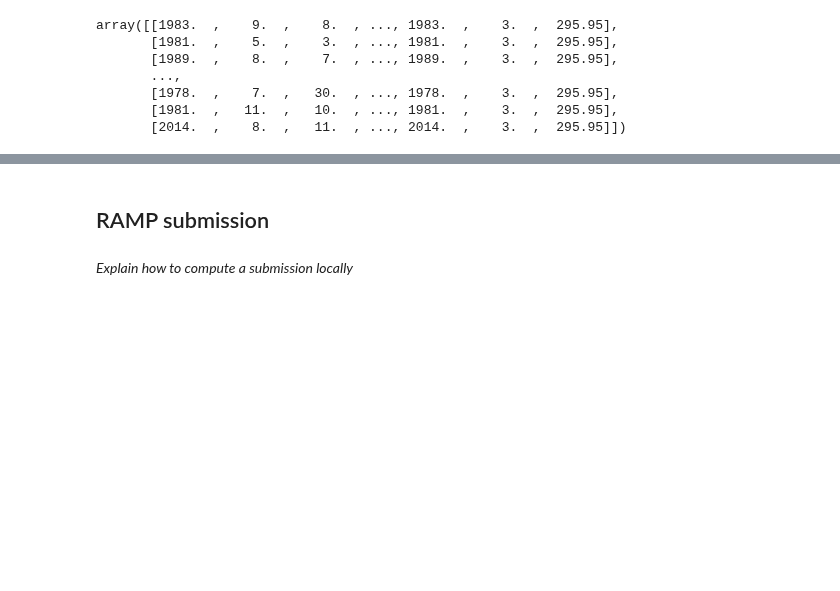
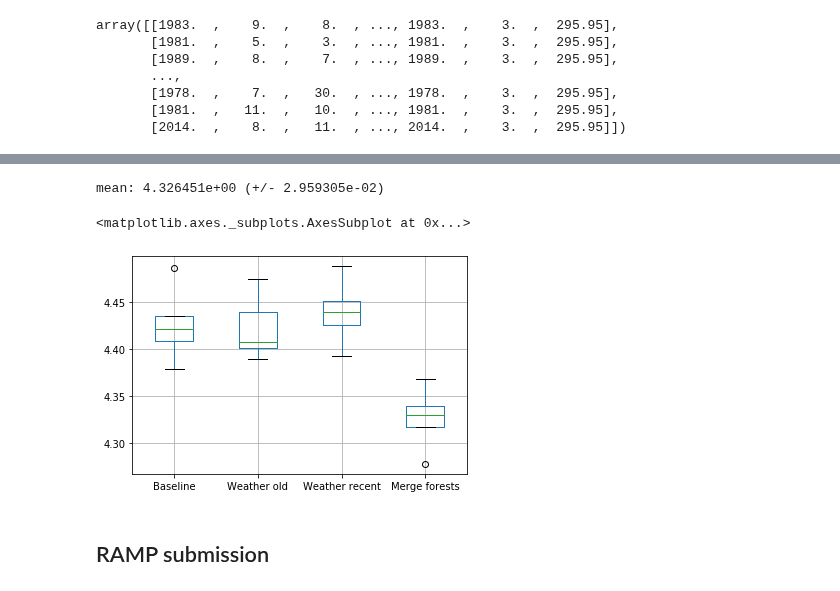
Before and after one commit to fd0r/Wildfire-Area, a Jupyter notebook: WFA_starting_kit.ipynb, the cells around one changed output, grey strips where cells are left out. Saved outputs shown, nothing was run; the diff lists cells and outputs as text; code cells hidden in the pictures; blank space fills up the shorter version.

```diff
--- a/WFA_starting_kit.ipynb
+++ b/WFA_starting_kit.ipynb
@@ -684,0 +740,21 @@ scores.boxplot()
+# %%
+def merge_naive_forests(X):
+    forests_per_dep = forests[['cinse_dep','area']].groupby('cinse_dep').sum().reset_index()
+    forests_per_dep['mean'] = forests[['cinse_dep','area']].groupby('cinse_dep').mean().values
+    df = pd.merge(X, forests_per_dep, left_on=['Department'], right_on=['cinse_dep'], how='left')
+    return df[['area','mean']]
+merge_forests_transformer = FunctionTransformer(merge_naive_forests, validate=False)
+# %%
+merge_col = ['Department']
+
+preprocessor_merge_forests = ColumnTransformer(
+    transformers=[
+        ('date', make_pipeline(date_transformer,SimpleImputer(strategy='median')), date_col),
+        ('dep', make_pipeline(dep_transformer,SimpleImputer(strategy='median')), dep_col),
+        ('insee', make_pipeline(insee_transformer,SimpleImputer(strategy='median')), insee_col),
+        ('num', numeric_transformer, num_cols),
+        ('origine', make_pipeline(origine_transformer,SimpleImputer(strategy='median')), origine_col),
+        ('merge', make_pipeline(merge_forests_transformer, SimpleImputer(strategy='median')), merge_col),
+        ])
+
+preprocessor_merge_forests.fit_transform(X_df)
@@ -685,4 +775,25 @@ scores.boxplot()
+# %%
+regressor = RandomForestRegressor(n_estimators=5, max_depth=50, random_state=4)
+# %%
+reg = Pipeline(steps=[('preprocessing', preprocessor_merge_forests),
+                      ('regressor', regressor)])
+
+bins = np.linspace(0,np.log(116000000),25)
+y_binned = np.digitize(np.log(y_array),bins)
+cv = StratifiedKFold(n_splits=5, shuffle=True, random_state=21)
+splits = cv.split(X_df, y_binned)
+
+scores_merge_forests = -cross_val_score(reg, X_df, y_array, cv=splits, scoring=wfa_loss)
+
+print("mean: %e (+/- %e)" % (scores_merge_forests.mean(), scores_merge_forests.std()))
+# %% [output]
+mean: 4.326451e+00 (+/- 2.959305e-02)
+# %%
+scores = pd.DataFrame({'Baseline': scores_baseline, 'Weather old': scores_merge_weather_old,
+                       'Weather recent': scores_merge_weather_recent, 'Merge forests': scores_merge_forests})
+scores.boxplot()
+# %% [output]
+<matplotlib.axes._subplots.AxesSubplot at 0x...>
+[figure, added]
 # %% [markdown]
 ## RAMP submission <a name="ramp"></a>
-# %% [markdown]
-_Explain how to compute a submission locally_
```
Also changed, not shown: parts of 35 cells of this notebook, 1 other file.
